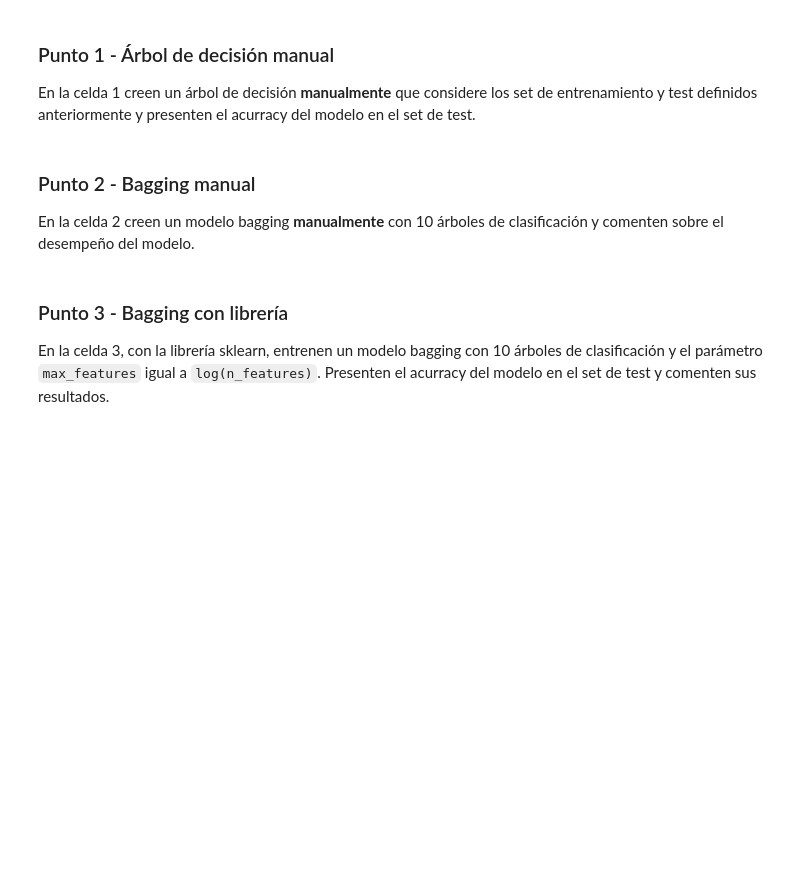
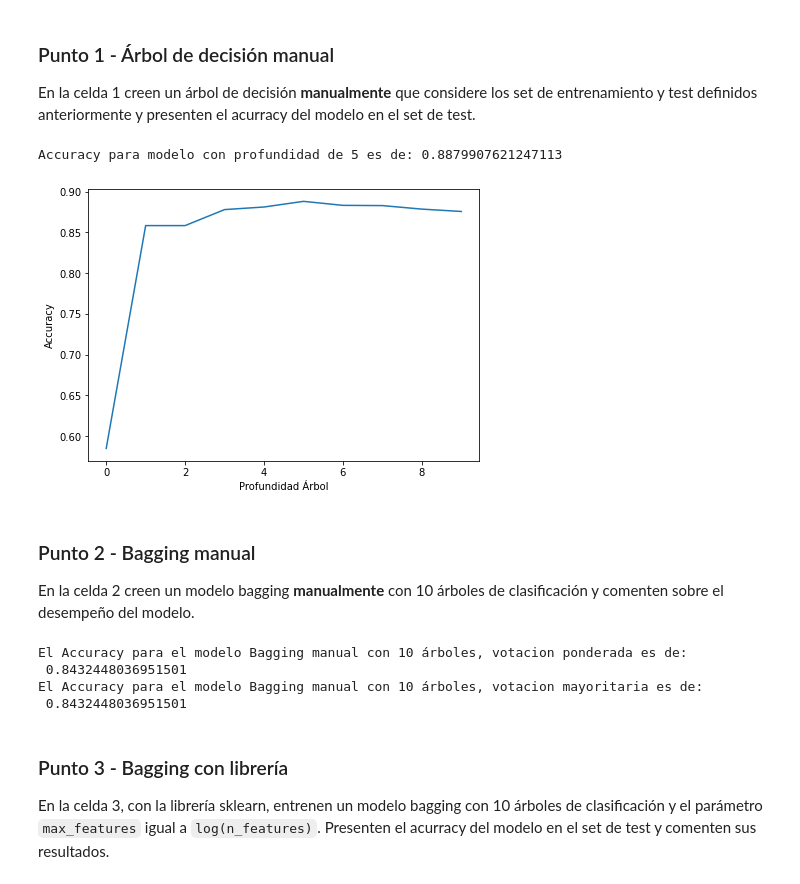
Before and after one commit to albahnsen/MIAD_ML_and_NLP, a Jupyter notebook: Semana 2/S2TC1_RandomForests_Boosting.ipynb, the cells around one changed output. Cells and saved outputs as stored; diff of their text form; code cells hidden in the pictures; blank space fills up the shorter version.

```diff
--- a/Semana 2/S2TC1_RandomForests_Boosting.ipynb
+++ b/Semana 2/S2TC1_RandomForests_Boosting.ipynb
@@ -44,3 +183,32 @@ En la celda 1 creen un árbol de decisión **manualmente**  que considere los se
+# %%
+
+
+
+# Creación de lista de valores para iterar sobre diferentes valores de n_estimators
+profundidad_range = range(10)
+
+# Definición de lista para almacenar la exactitud (accuracy) promedio para cada valor de n_estimators
+tree_accuracy_scores = []
+
+# Uso de un 5-fold cross-validation para cada valor de n_estimators
+for profundidad in profundidad_range:
+    tree=tree_grow(X_train, y_train, level=0, min_gain=0.001, max_depth=profundidad, num_pct=10)
+    # Ejecución de función tree_predict
+    predicion_arbol=tree_predict(X_test, tree)
+    tree_accuracy_scores.append(accuracy_score(y_test, predicion_arbol))
+
+plt.figure(figsize=(7,5))
+plt.plot(profundidad_range, tree_accuracy_scores)
+plt.xlabel('Profundidad Árbol')
+plt.ylabel('Accuracy')
+
+max_value = max(tree_accuracy_scores)
+td_acc=max_value
+max_index = tree_accuracy_scores.index(max_value)
+print('Accuracy para modelo con profundidad de', profundidad_range[max_index], 'es de:',max_value)
+# %% [output]
+Accuracy para modelo con profundidad de 5 es de: 0.8879907621247113
+[figure, added]
 # %% [markdown]
 ### Punto 2 - Bagging manual
 
@@ -50,3 +216,50 @@ En la celda 2 creen un modelo bagging **manualmente** con 10 árboles de clasifi
+# %%
+# Celda 2
+# Creación de 10 muestras de bootstrap
+np.random.seed(100)
+
+n_samples = X_train.shape[0]
+n_B = 10
+
+samples = [np.random.choice(a=n_samples, size=n_samples, replace=True) for _ in range(1, n_B +1 )]
+
+# Visualización muestra boostrap #1 para entremiento
+X_train.iloc[samples[0], :]
+
+# Tree classifier
+treeclf=DecisionTreeClassifier(max_depth=None, random_state=6)
+y_pred = pd.DataFrame(index=y_test.index, columns=[list(range(n_B))])
+
+# Entrenamiento de un árbol sobre cada muestra boostrap y predicción sobre los datos de test
+for i, sample in enumerate(samples):
+    X_train_i = X_train.iloc[sample, 0:]
+    y_train_i = y_train.iloc[sample]
+    treeclf.fit(X_train, y_train)
+    y_pred.iloc[:,i] = treeclf.predict(X_test)
+
+# Votación mayoritaria
+y_pred_votacion_mayoritaria = (y_pred.sum(axis=1) >= (n_B / 2)).astype(np.int)
+bagging_accuracy_scores=(accuracy_score(y_test, y_pred_votacion_mayoritaria))
+
+# Creación de 100 muestras de bootstrap
+n_estimators = 10
+# Estimación de los errores OOB para cada clasificador
+errors = np.zeros(n_estimators)
+# Obtención de los pesos alpha de cada modelo de acuerdo al error OOB
+alpha = (1 - errors) / (1 - errors).sum()
+# Ponderación de las predicciones con los pesos alpha
+weighted_sum_1 = ((y_pred) * alpha).sum(axis=1)
+# Desempeño al hacer votación ponderada
+y_pred_ponderada = (weighted_sum_1 >= 0.5).astype(np.int)
+bagging_accuracy_scores_p=(accuracy_score(y_test, y_pred_ponderada))
+
+print('El Accuracy para el modelo Bagging manual con 10 árboles, votacion ponderada es de: \n', bagging_accuracy_scores_p)
+print('El Accuracy para el modelo Bagging manual con 10 árboles, votacion mayoritaria es de: \n', bagging_accuracy_scores)
+# %% [output]
+El Accuracy para el modelo Bagging manual con 10 árboles, votacion ponderada es de:
+ 0.8432448036951501
+El Accuracy para el modelo Bagging manual con 10 árboles, votacion mayoritaria es de:
+ 0.8432448036951501
 # %% [markdown]
 ### Punto 3 - Bagging con librería
 
```
Also changed, not shown: parts of 35 cells of this notebook, 4 other files.
